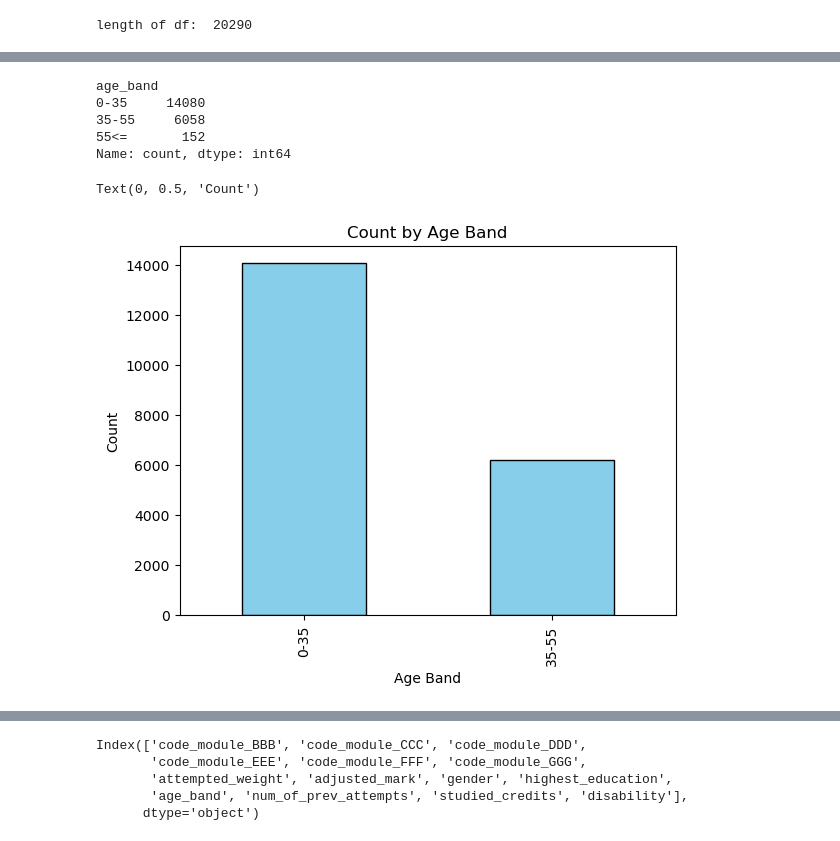
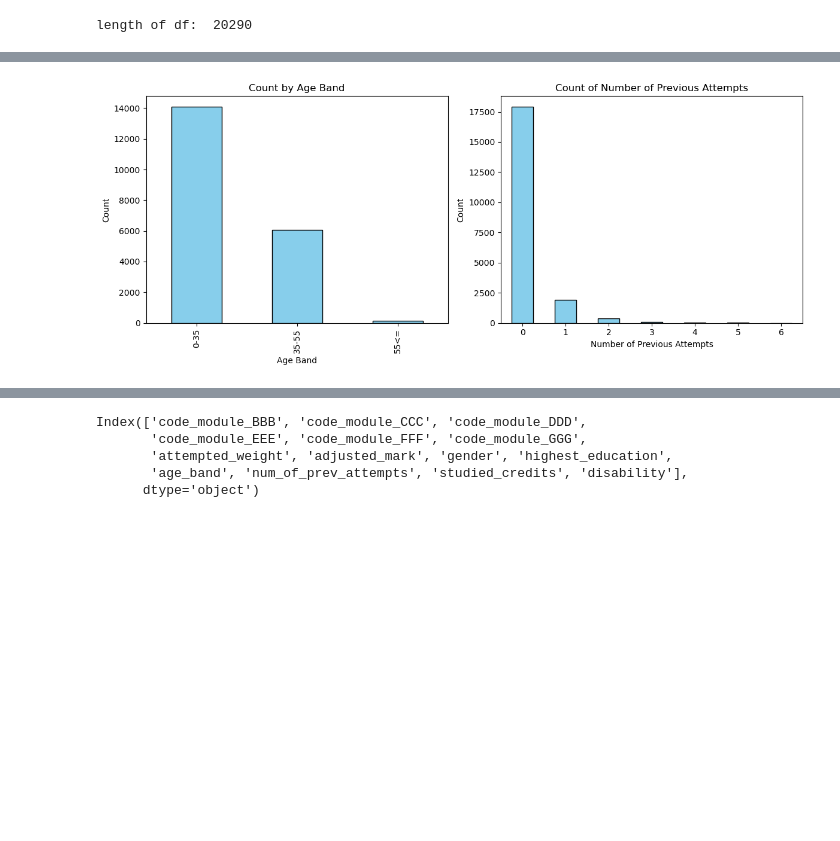
Before and after one commit to unknown-eps/bayesian_project, a Jupyter notebook: regression_task.ipynb, the cells around one changed output, grey strips where cells are left out. Cells and saved outputs as stored; diff of their text form; code cells hidden in the pictures; blank space fills up the shorter version.

```diff
--- a/regression_task.ipynb
+++ b/regression_task.ipynb
@@ -40,8 +30,0 @@ plt.show()
-# %%
-df['age_band'].value_counts()
-# %% [output]
-age_band
-0-35     14080
-35-55     6058
-55<=       152
-Name: count, dtype: int64
@@ -51,12 +31,24 @@ df['age_band'] = df['age_band'].apply(lambda x: '35-55' if x=='55<=' else x)
 # %%
-# age band after modification
-df['age_band'].value_counts().plot(kind='bar', color='skyblue', edgecolor='black')
-plt.title('Count by Age Band')
-plt.xlabel('Age Band')
-plt.ylabel('Count')
+fig, axes = plt.subplots(1, 2, figsize=(12, 5))
+
+# Plot for age_band
+df['age_band'].value_counts().plot(kind='bar', color='skyblue', edgecolor='black', ax=axes[0])
+axes[0].set_title('Count by Age Band')
+axes[0].set_xlabel('Age Band')
+axes[0].set_ylabel('Count')
+
+# Plot for num_of_prev_attempts
+df['num_of_prev_attempts'].value_counts().sort_index().plot(kind='bar', color='skyblue', edgecolor='black', ax=axes[1])
+axes[1].set_title('Count of Number of Previous Attempts')
+axes[1].set_xlabel('Number of Previous Attempts')
+axes[1].set_ylabel('Count')
+axes[1].set_xticks(range(len(df['num_of_prev_attempts'].value_counts().sort_index())))
+axes[1].set_xticklabels(df['num_of_prev_attempts'].value_counts().sort_index().index, rotation=0)
+
+plt.tight_layout()
+plt.show()
 # %% [output]
-Text(0, 0.5, 'Count')
-[figure, old version]
+[figure, new version]
 # %%
 one_hot = pd.get_dummies(df['code_module'], prefix='code_module',drop_first=True)
 df = pd.concat([one_hot, df], axis=1)
```
Also changed, not shown: parts of 19 cells of this notebook.
